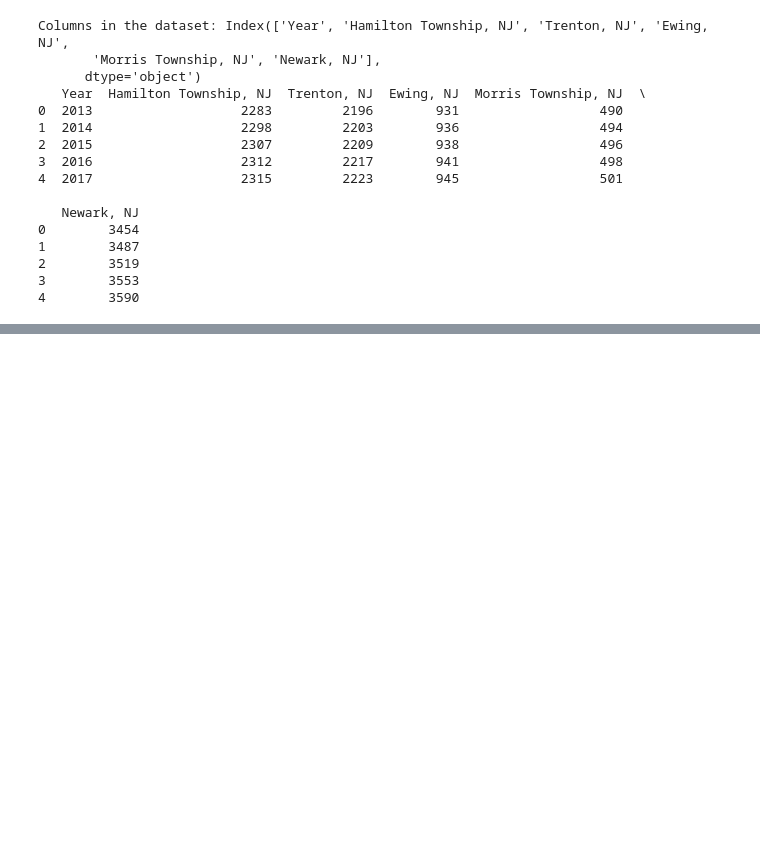
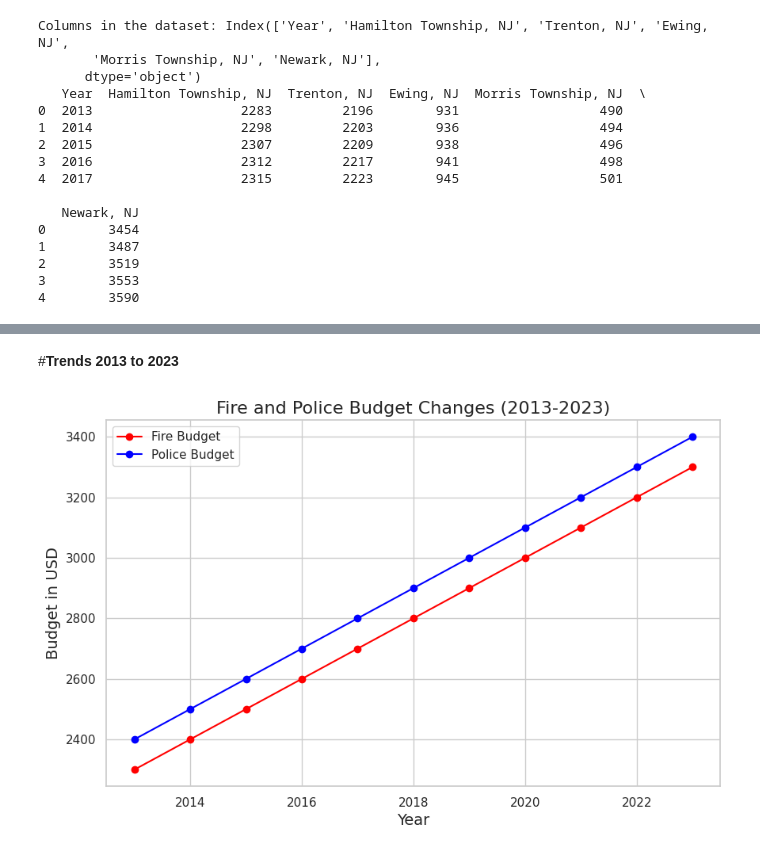
Before and after one commit to erikaguiracocha/Capstone-Project, a Jupyter notebook: capstoneproject1.ipynb, the cells around one changed output, grey strips where cells are left out. Cells and saved outputs as stored; diff of their text form; code cells hidden in the pictures; blank space fills up the shorter version.

```diff
--- a/capstoneproject1.ipynb
+++ b/capstoneproject1.ipynb
@@ -816,0 +897,37 @@ Columns in the dataset: Index(['Year', 'Hamilton Township, NJ', 'Trenton, NJ', '
+# %% [markdown]
+#**Trends 2013 to 2023**
+# %%
+import pandas as pd
+import matplotlib.pyplot as plt
+
+# Load the data for Fire and Police budgets (replace with the actual file or URL if needed)
+# Example data structure for the budgets
+data = {
+    'Year': [2013, 2014, 2015, 2016, 2017, 2018, 2019, 2020, 2021, 2022, 2023],
+    'Fire Budget': [2300, 2400, 2500, 2600, 2700, 2800, 2900, 3000, 3100, 3200, 3300],  # Example Fire Budget data
+    'Police Budget': [2400, 2500, 2600, 2700, 2800, 2900, 3000, 3100, 3200, 3300, 3400]  # Example Police Budget data
+}
+
+# Create a DataFrame from the data
+df = pd.DataFrame(data)
+
+# Create a plot
+plt.figure(figsize=(10, 6))
+
+# Plot Fire Budget and Police Budget
+plt.plot(df['Year'], df['Fire Budget'], label='Fire Budget', color='red', marker='o')
+plt.plot(df['Year'], df['Police Budget'], label='Police Budget', color='blue', marker='o')
+
+# Add titles and labels
+plt.title('Fire and Police Budget Changes (2013-2023)', fontsize=16)
+plt.xlabel('Year', fontsize=14)
+plt.ylabel('Budget in USD', fontsize=14)
+
+# Display a legend
+plt.legend()
+
+# Show the plot
+plt.grid(True)
+plt.show()
+# %% [output]
+[figure, added]
```
Also changed, not shown: parts of 2 cells of this notebook.
